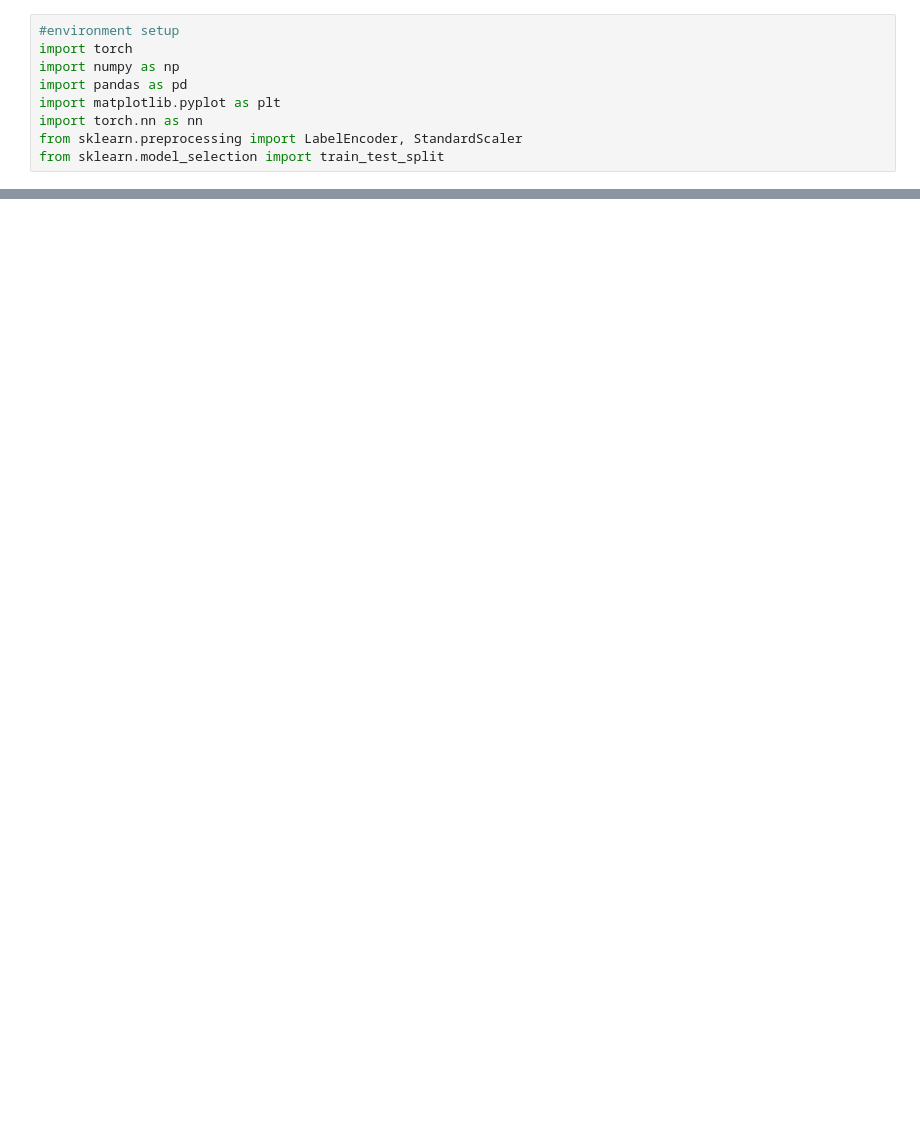
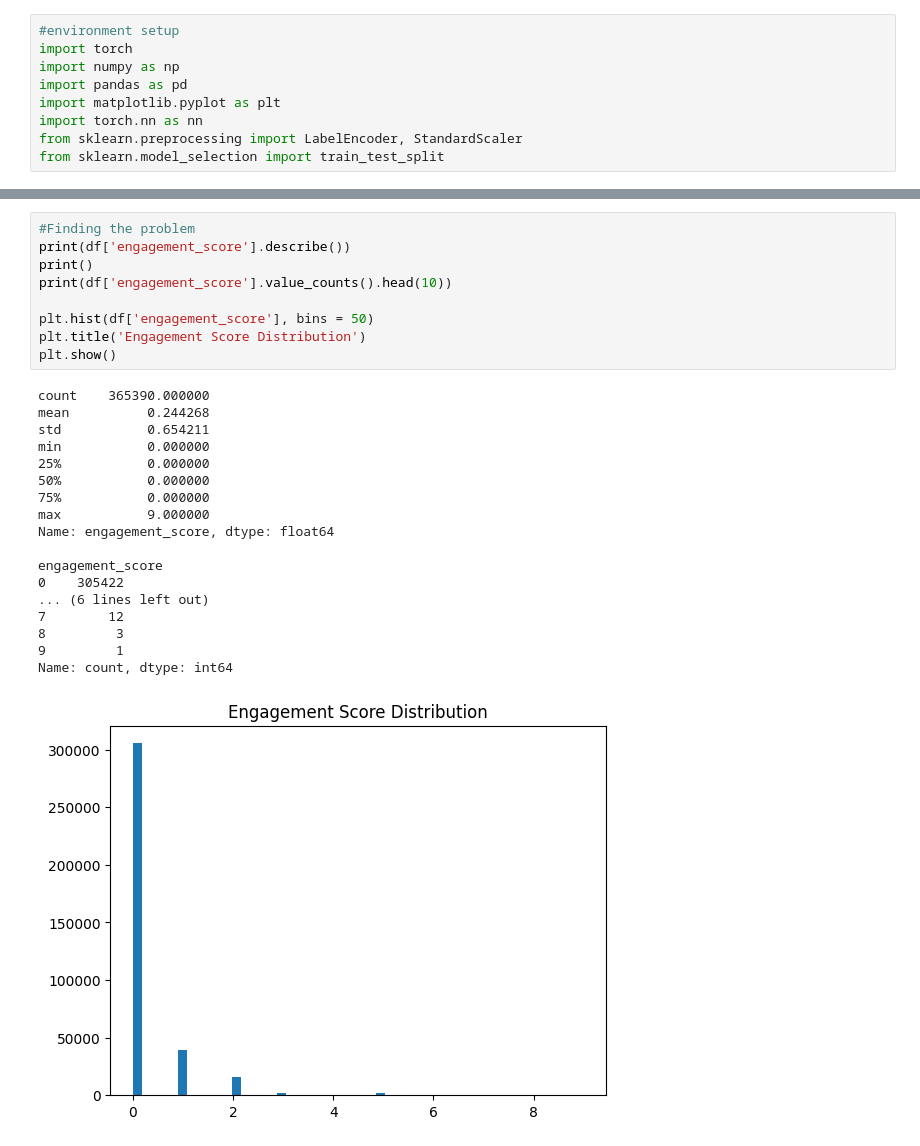
Before and after one commit to Yousufkhalid7/AdLens, a Jupyter notebook: notebooks/real_data_pipeline.ipynb, the cells around one changed output, grey strips where cells are left out. Saved outputs shown, nothing was run; the diff lists cells and outputs as text; blank space fills up the shorter version.

```diff
--- a/notebooks/real_data_pipeline.ipynb
+++ b/notebooks/real_data_pipeline.ipynb
@@ -225,0 +240,28 @@ Final Test Loss: 0.984204
+# %%
+#Finding the problem
+print(df['engagement_score'].describe())
+print()
+print(df['engagement_score'].value_counts().head(10))
+
+plt.hist(df['engagement_score'], bins = 50)
+plt.title('Engagement Score Distribution')
+plt.show()
+# %% [output]
+count    365390.000000
+mean          0.244268
+std           0.654211
+min           0.000000
+25%           0.000000
+50%           0.000000
+75%           0.000000
+max           9.000000
+Name: engagement_score, dtype: float64
+
+engagement_score
+0    305422
+... (6 lines left out)
+7        12
+8         3
+9         1
+Name: count, dtype: int64
+[figure, added]
```
Also changed, not shown: parts of 11 cells of this notebook.
